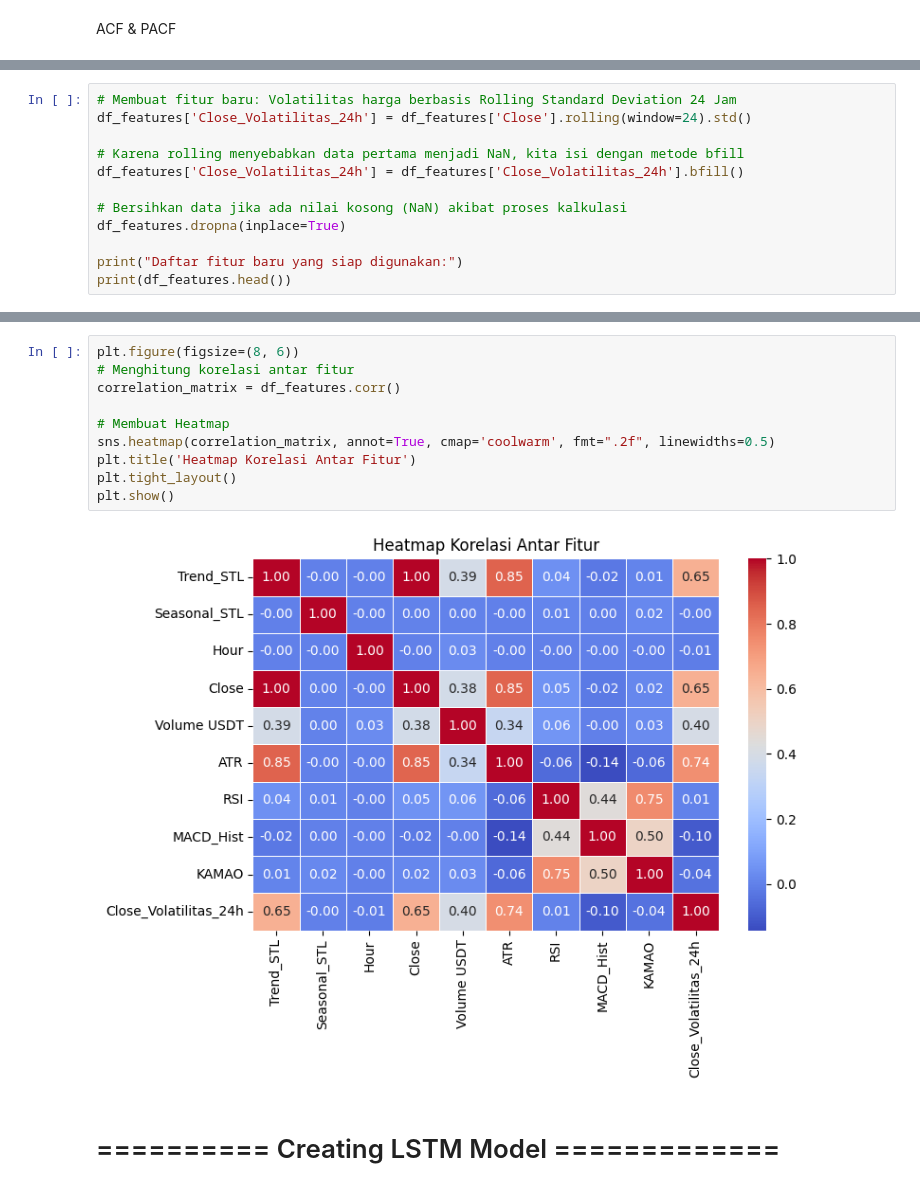
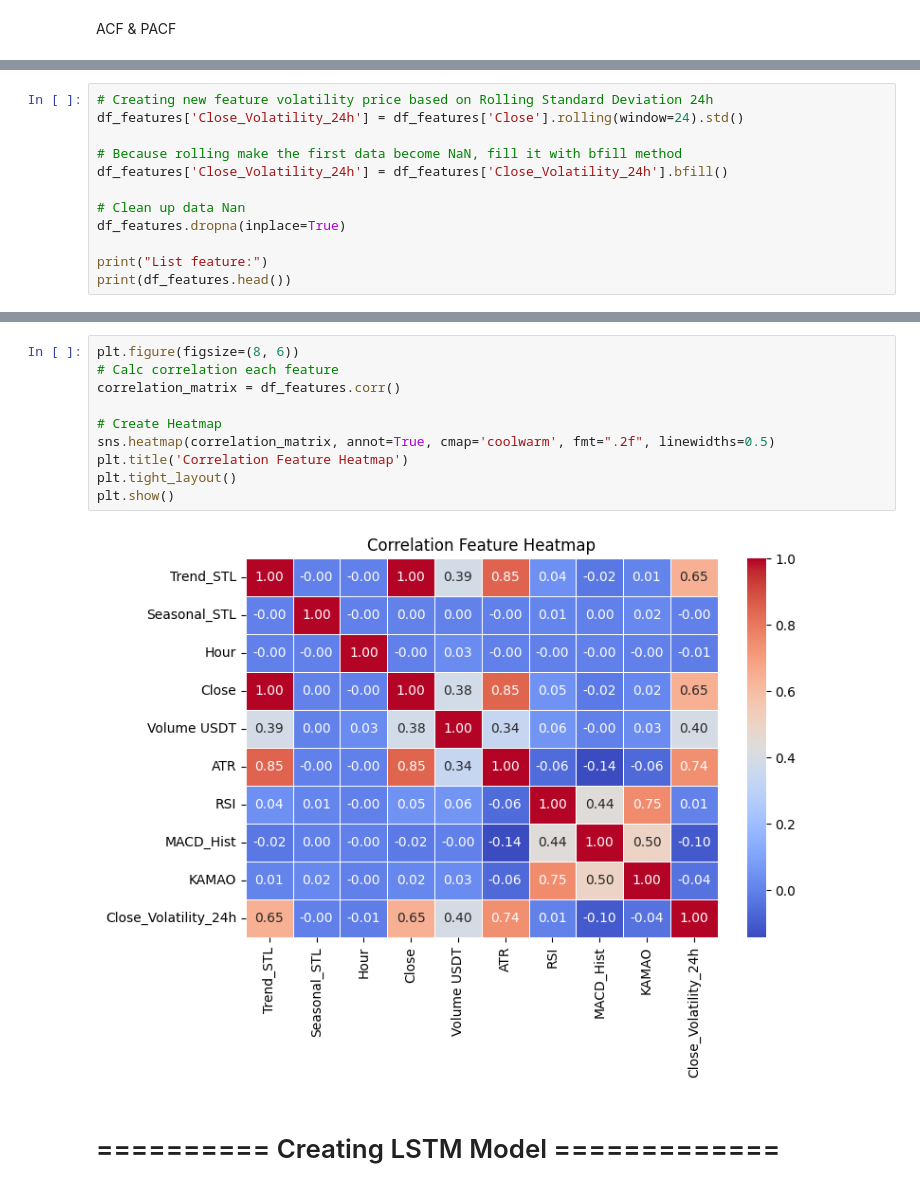
Before and after one commit to mikysetiawan/MachineLearningExpert, a Jupyter notebook: Tugas_Akhir_Timeseries_Forcasting.ipynb, the cells around one changed output, grey strips where cells are left out. Drawn from its saved outputs; the diff is of its cells as text.

```diff
--- a/Tugas_Akhir_Timeseries_Forcasting.ipynb
+++ b/Tugas_Akhir_Timeseries_Forcasting.ipynb
@@ -273,13 +258,13 @@ Membuat fitur rolling standard deviation per 30 hari
 # %%
-# Membuat fitur baru: Volatilitas harga berbasis Rolling Standard Deviation 24 Jam
-df_features['Close_Volatilitas_24h'] = df_features['Close'].rolling(window=24).std()
+# Creating new feature volatility price based on Rolling Standard Deviation 24h
+df_features['Close_Volatility_24h'] = df_features['Close'].rolling(window=24).std()
 
-# Karena rolling menyebabkan data pertama menjadi NaN, kita isi dengan metode bfill
-df_features['Close_Volatilitas_24h'] = df_features['Close_Volatilitas_24h'].bfill()
+# Because rolling make the first data become NaN, fill it with bfill method
+df_features['Close_Volatility_24h'] = df_features['Close_Volatility_24h'].bfill()
 
-# Bersihkan data jika ada nilai kosong (NaN) akibat proses kalkulasi
+# Clean up data Nan
 df_features.dropna(inplace=True)
 
-print("Daftar fitur baru yang siap digunakan:")
+print("List feature:")
 print(df_features.head())
 # %% [output]
@@ -303,14 +288,14 @@ Date
 # %%
 plt.figure(figsize=(8, 6))
-# Menghitung korelasi antar fitur
+# Calc correlation each feature
 correlation_matrix = df_features.corr()
 
-# Membuat Heatmap
+# Create Heatmap
 sns.heatmap(correlation_matrix, annot=True, cmap='coolwarm', fmt=".2f", linewidths=0.5)
-plt.title('Heatmap Korelasi Antar Fitur')
+plt.title('Correlation Feature Heatmap')
 plt.tight_layout()
 plt.show()
 # %% [output]
-[figure, old version]
+[figure, new version]
 # %% [markdown]
 # ========== Creating LSTM Model =============
```
Also changed, not shown: parts of 26 cells of this notebook.
